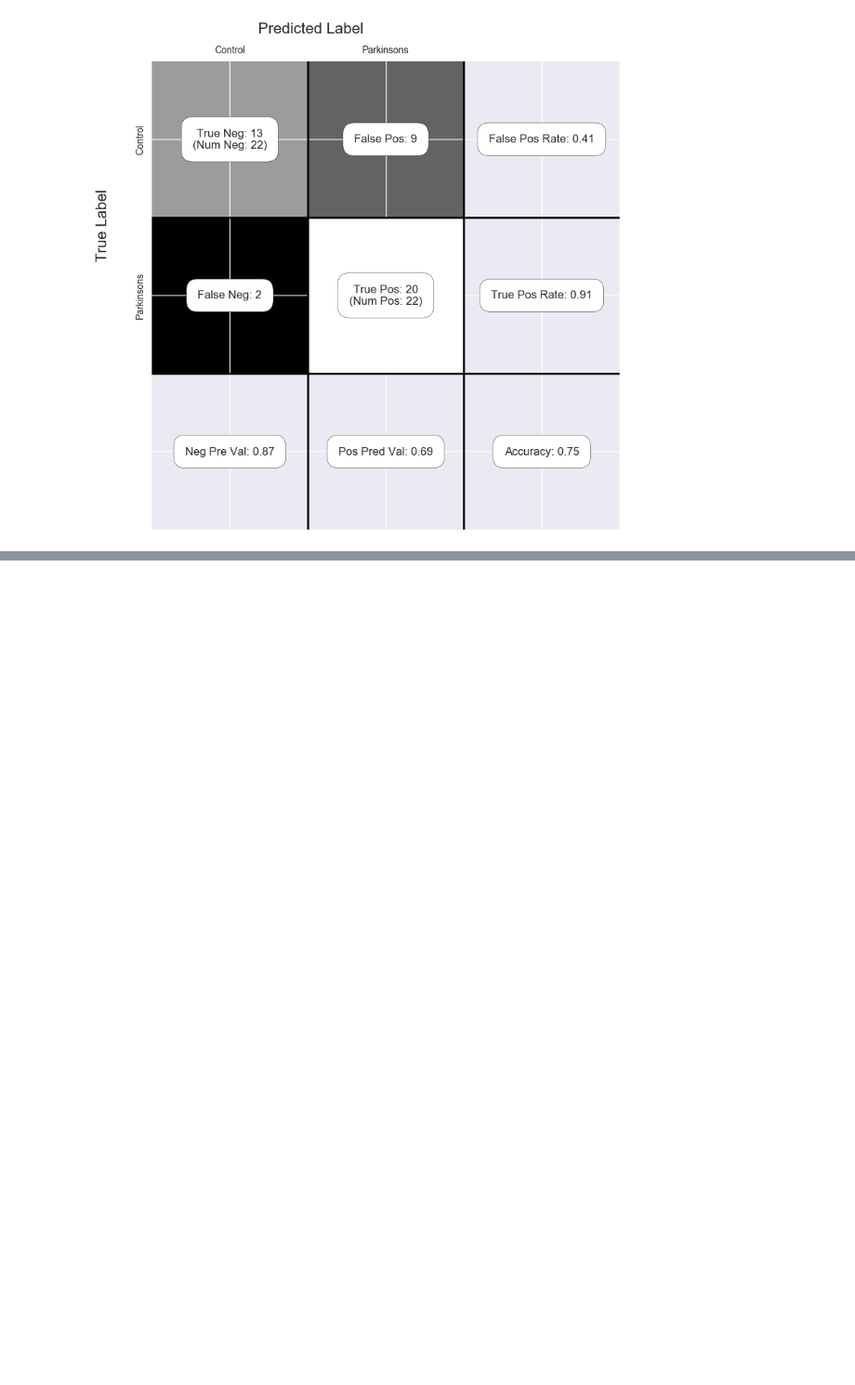
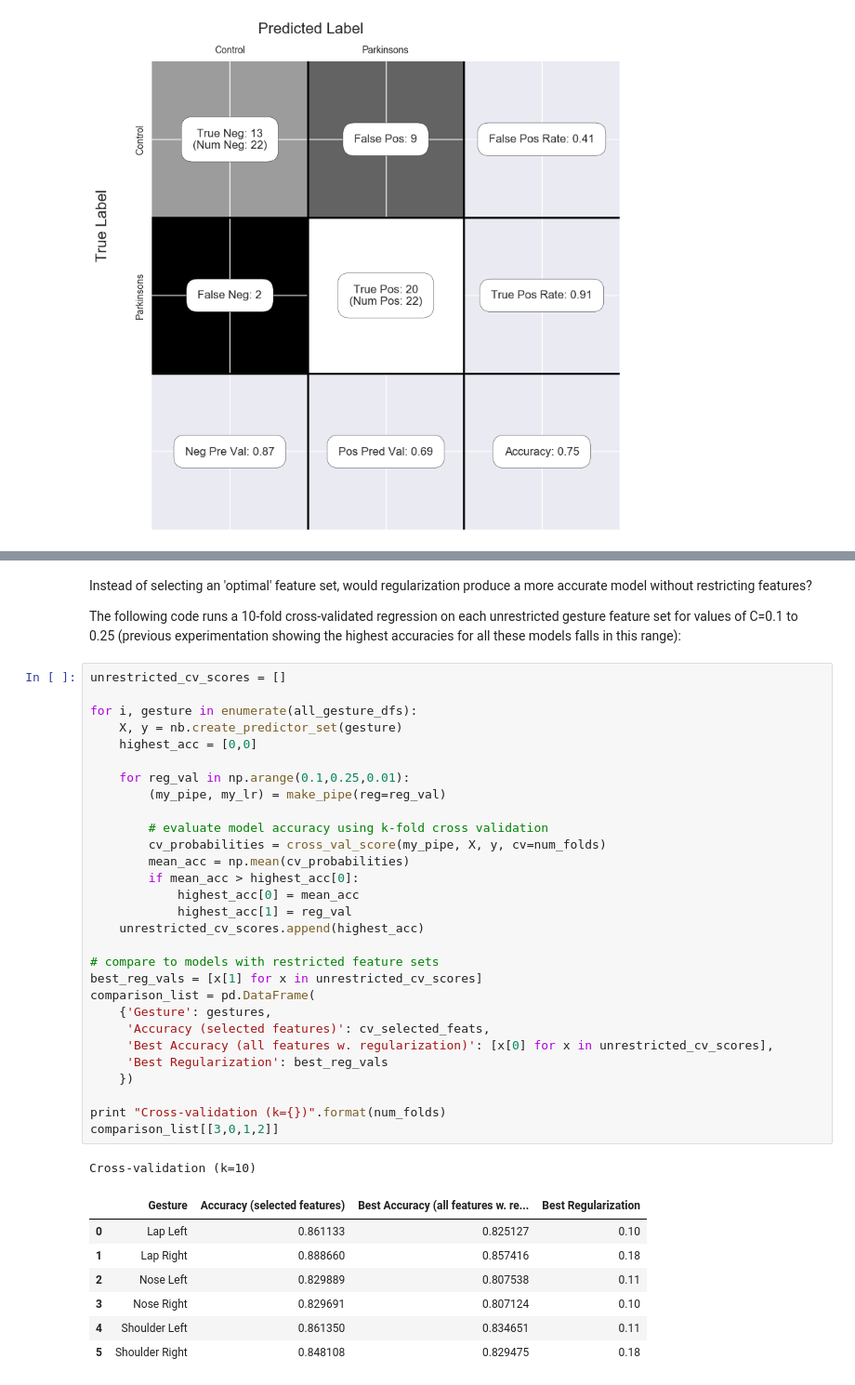
Before and after one commit to sjmercer65/tremor, a Jupyter notebook: Parkinsons.ipynb, the cells around one changed output, grey strips where cells are left out. Shown at 93% size. Drawn from its saved outputs; the diff is of its cells as text; blank space fills up the shorter version.

```diff
--- a/Parkinsons.ipynb
+++ b/Parkinsons.ipynb
@@ -319,0 +259,42 @@ Joint model for gestures Lap Left and Nose Left:
+# %% [markdown]
+Instead of selecting an 'optimal' feature set, would regularization produce a more accurate model without restricting features?
+
+The following code runs a 10-fold cross-validated regression on each unrestricted gesture feature set for values of C=0.1 to 0.25 (previous experimentation showing the highest accuracies for all these models falls in this range):
+# %%
+unrestricted_cv_scores = []
+
+for i, gesture in enumerate(all_gesture_dfs):
+    X, y = nb.create_predictor_set(gesture)
+    highest_acc = [0,0]
+
+    for reg_val in np.arange(0.1,0.25,0.01):
+        (my_pipe, my_lr) = make_pipe(reg=reg_val)
+
+        # evaluate model accuracy using k-fold cross validation
+        cv_probabilities = cross_val_score(my_pipe, X, y, cv=num_folds)
+        mean_acc = np.mean(cv_probabilities)
+        if mean_acc > highest_acc[0]:
+            highest_acc[0] = mean_acc
+            highest_acc[1] = reg_val
+    unrestricted_cv_scores.append(highest_acc)
+
+# compare to models with restricted feature sets
+best_reg_vals = [x[1] for x in unrestricted_cv_scores]
+comparison_list = pd.DataFrame(
+    {'Gesture': gestures,
+     'Accuracy (selected features)': cv_selected_feats,
+     'Best Accuracy (all features w. regularization)': [x[0] for x in unrestricted_cv_scores],
+     'Best Regularization': best_reg_vals
+    })
+
+print "Cross-validation (k={})".format(num_folds)
+comparison_list[[3,0,1,2]]
+# %% [output]
+Cross-validation (k=10)
+|  | Gesture | Accuracy (selected features) | Best Accuracy (all features w. re... | Best Regularization |
+| 0 | Lap Left | 0.861133 | 0.825127 | 0.10 |
+| 1 | Lap Right | 0.888660 | 0.857416 | 0.18 |
+| 2 | Nose Left | 0.829889 | 0.807538 | 0.11 |
+| 3 | Nose Right | 0.829691 | 0.807124 | 0.10 |
+| 4 | Shoulder Left | 0.861350 | 0.834651 | 0.11 |
+| 5 | Shoulder Right | 0.848108 | 0.829475 | 0.18 |
```
Also changed, not shown: parts of 15 cells of this notebook.
